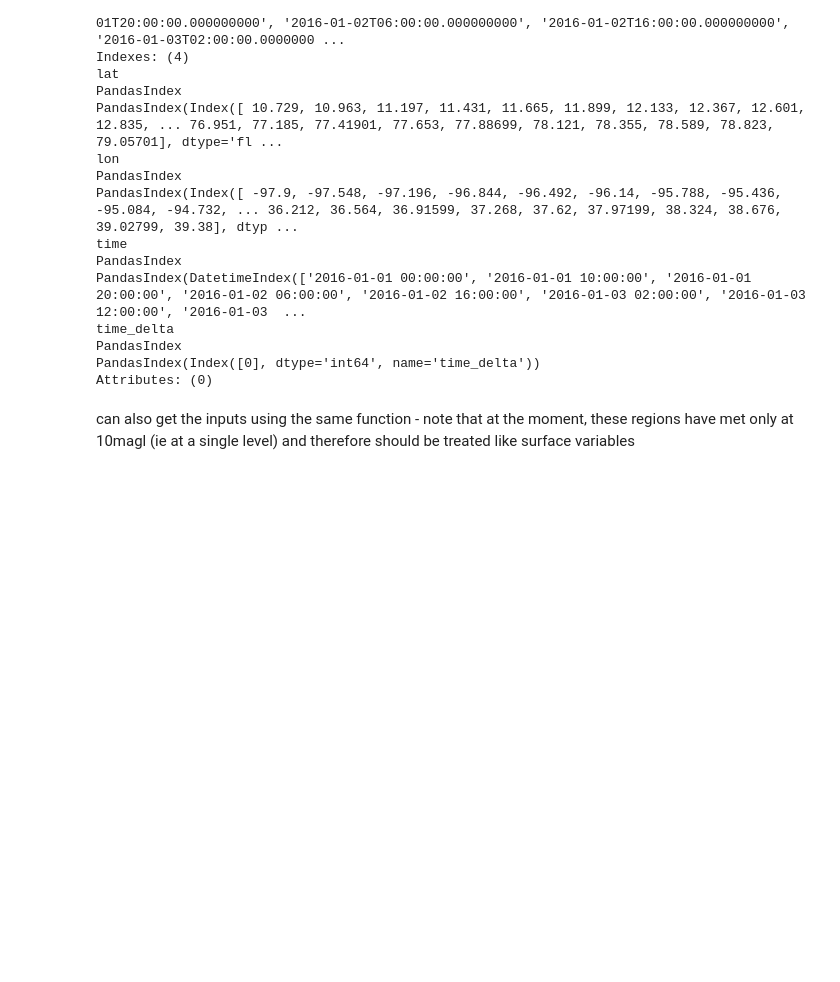
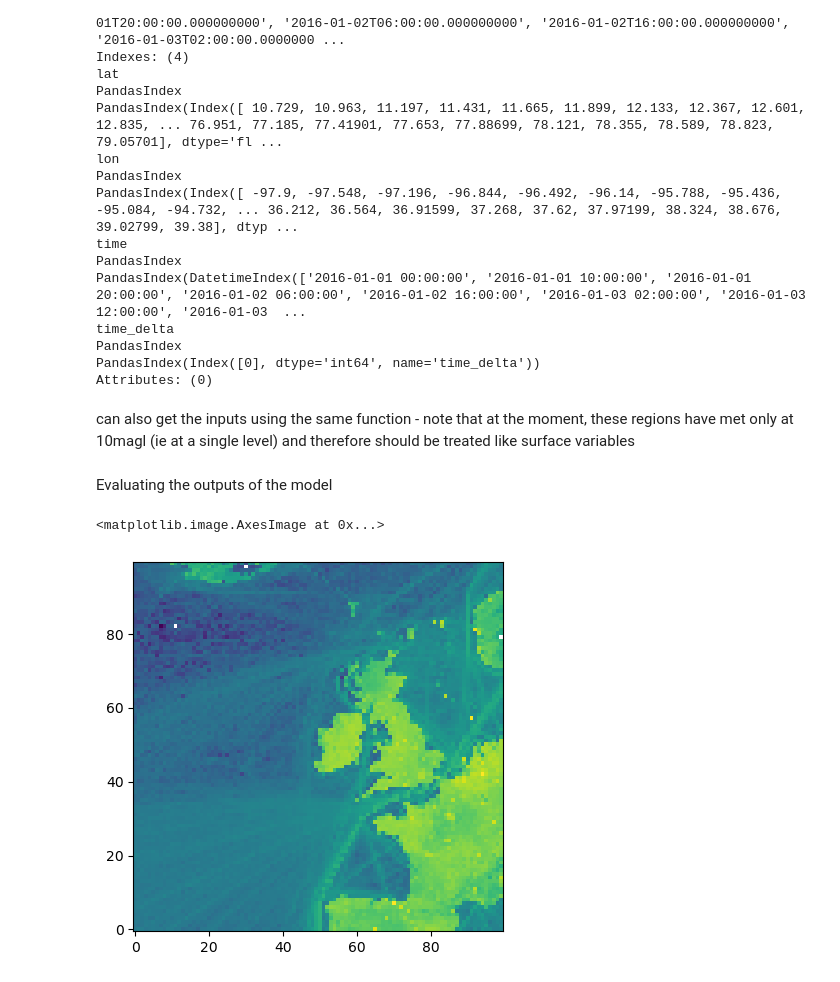
Before and after one commit to GATES-Lab/GATES_LPDM_emulator, a Jupyter notebook: examples.ipynb, the cells around one changed output. Cells and saved outputs as stored; diff of their text form; code cells hidden in the pictures; blank space fills up the shorter version.

Commit message:
added sites flux prediction

```diff
--- a/examples.ipynb
+++ b/examples.ipynb
@@ -487,0 +488,14 @@ inputs, names = get_square_satellite_inputs(mhd_dom, {"Wind_Speed":[], "Temperat
+# %% [markdown]
+Evaluating the outputs of the model
+# %%
+fluxes_og = xr.open_dataset("/group/chemistry/acrg/Gridded_fluxes/CH4/EDGAR_v6.0/yearly/v6.0_CH4_2016_TOTALS.0.1x0.1.nc")
+#
+fluxes_og.coords['lon'] = (fluxes_og.coords['lon'] + 180) % 360 - 180
+fluxes_og = fluxes_og.sortby(fluxes_og.lon)
+fluxes = fluxes_og.sel(lat=mhd_sq.site_fp_lats, lon= mhd_sq.site_fp_lons, method="nearest")
+fluxes = fluxes.emi_ch4.values
+# %%
+plt.imshow(np.log10(fluxes), origin="lower")
+# %% [output]
+<matplotlib.image.AxesImage at 0x...>
+[figure, added]
```
Also changed, not shown: parts of 6 cells of this notebook.
